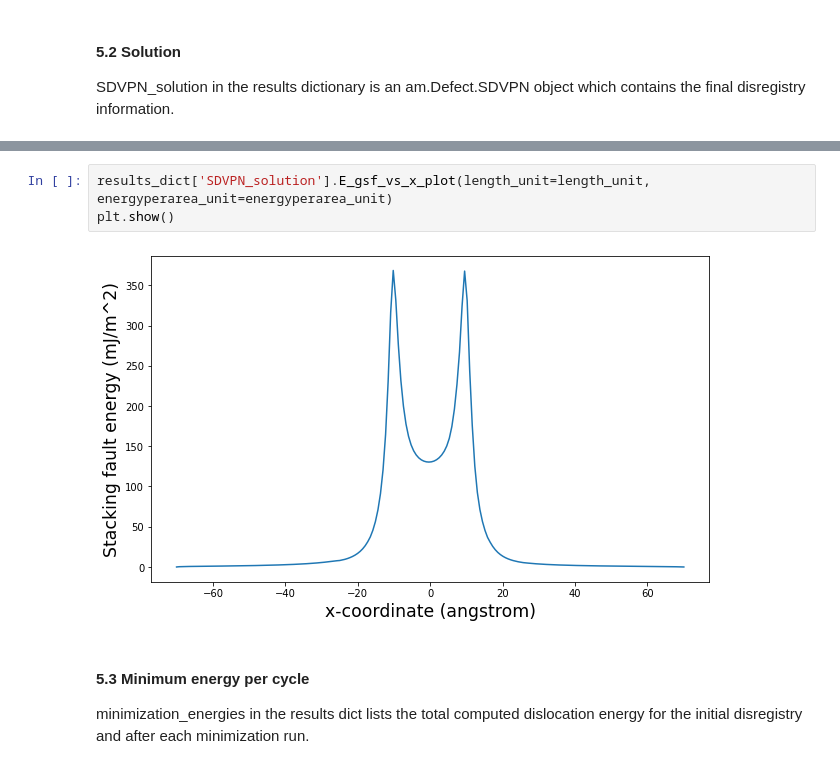
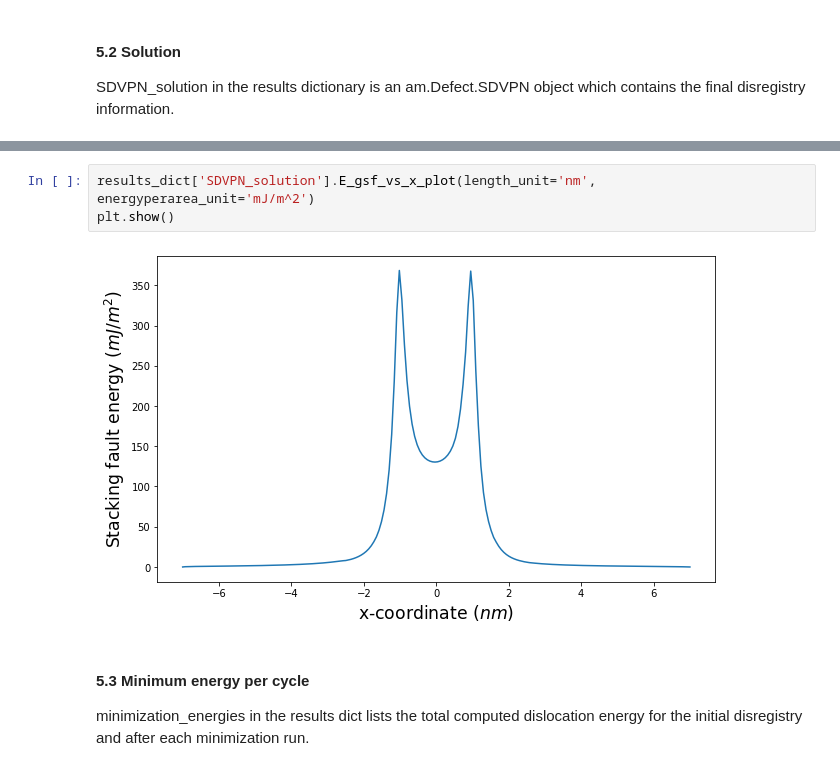
Before and after one commit to lmhale99/iprPy, a Jupyter notebook: notebook/dislocation_SDVPN.ipynb, the cells around one changed output, grey strips where cells are left out. Cells and saved outputs as stored; diff of their text form.

```diff
--- a/notebook/dislocation_SDVPN.ipynb
+++ b/notebook/dislocation_SDVPN.ipynb
@@ -447,8 +445,8 @@ plt.show()
 # %%
-results_dict['SDVPN_solution'].E_gsf_vs_x_plot(length_unit=length_unit, energyperarea_unit=energyperarea_unit)
+results_dict['SDVPN_solution'].E_gsf_vs_x_plot(length_unit='nm', energyperarea_unit='mJ/m^2')
 plt.show()
 # %% [output]
-[figure, old version]
+[figure, new version]
 # %% [markdown]
 #### 5.3 Minimum energy per cycle
 
```
Also changed, not shown: parts of 10 cells of this notebook, 3 other files.
